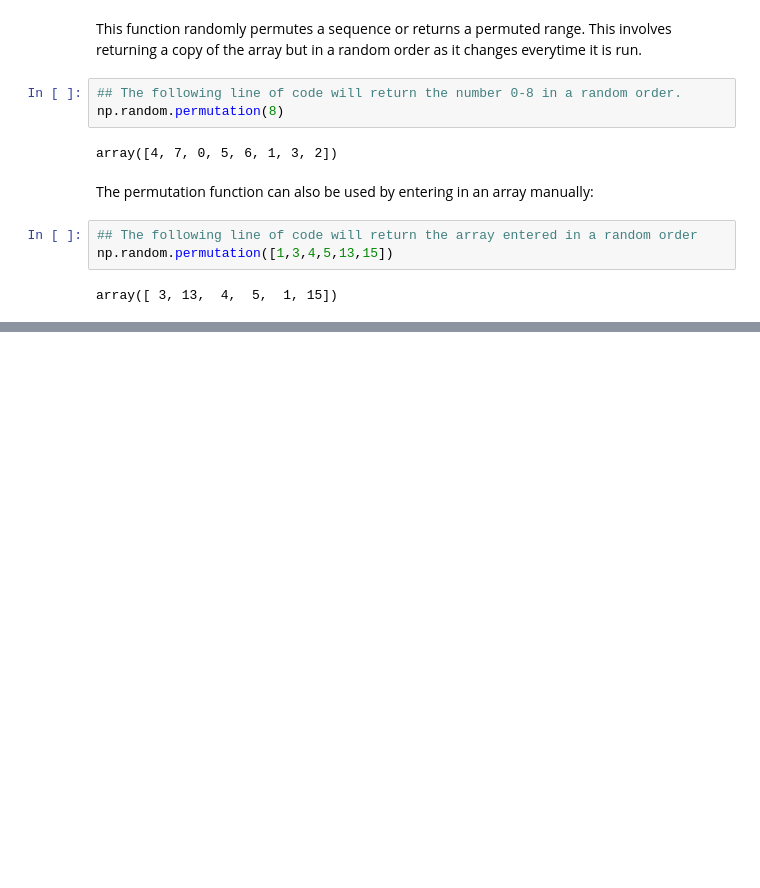
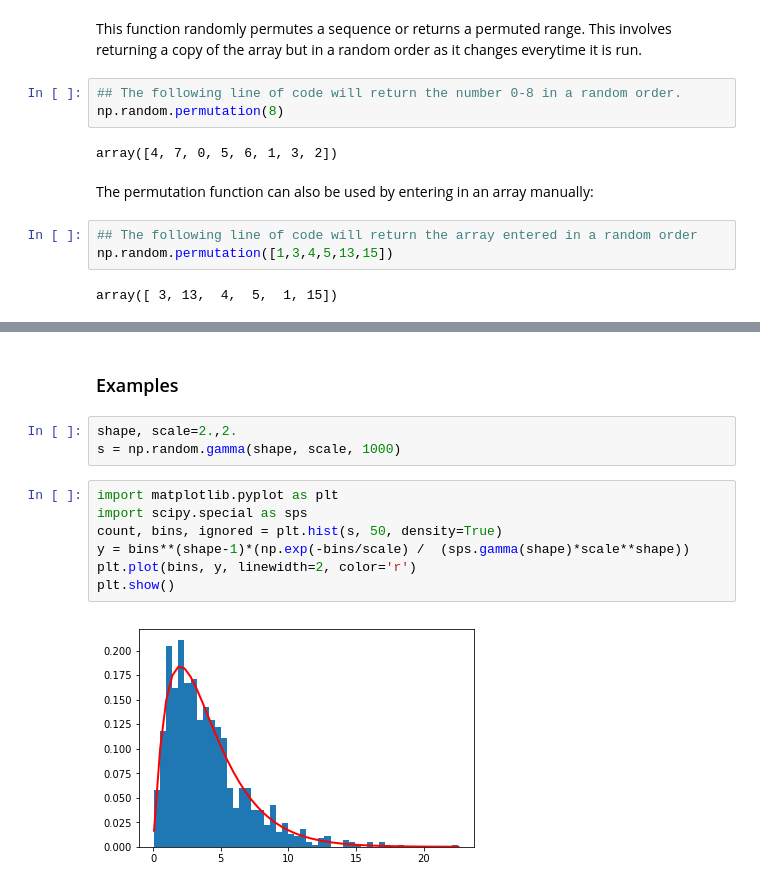
Before and after one commit to CathalRyan96/Emerging-Technologies, a Jupyter notebook: numpy-random.ipynb, the cells around one changed output, grey strips where cells are left out. Cells and saved outputs as stored; diff of their text form; blank space fills up the shorter version.

Commit message:
added first part of distrubutions (gamma)

```diff
--- a/numpy-random.ipynb
+++ b/numpy-random.ipynb
@@ -167,0 +179,14 @@ array([ 3, 13,  4,  5,  1, 15])
+# %% [markdown]
+### Examples
+# %%
+shape, scale=2.,2.
+s = np.random.gamma(shape, scale, 1000)
+# %%
+import matplotlib.pyplot as plt
+import scipy.special as sps
+count, bins, ignored = plt.hist(s, 50, density=True)
+y = bins**(shape-1)*(np.exp(-bins/scale) /  (sps.gamma(shape)*scale**shape))
+plt.plot(bins, y, linewidth=2, color='r')
+plt.show()
+# %% [output]
+[figure, added]
```
Also changed, not shown: parts of 4 cells of this notebook, 3 other files.
